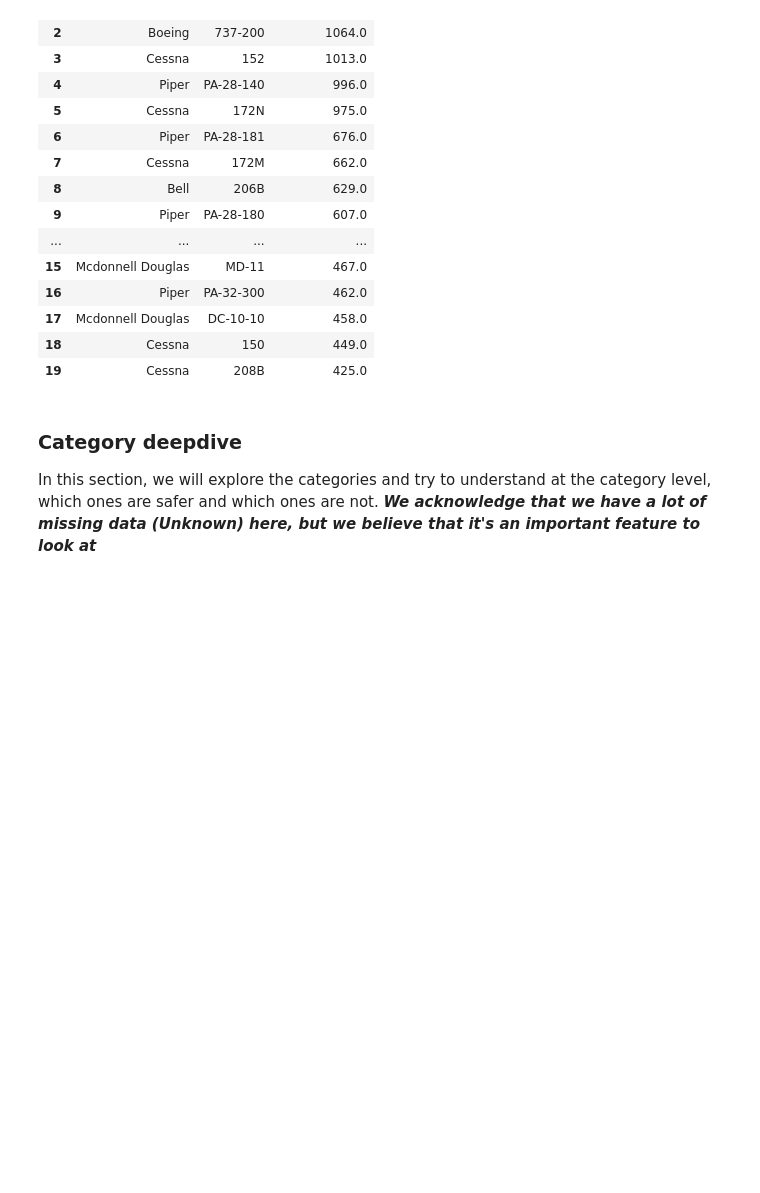
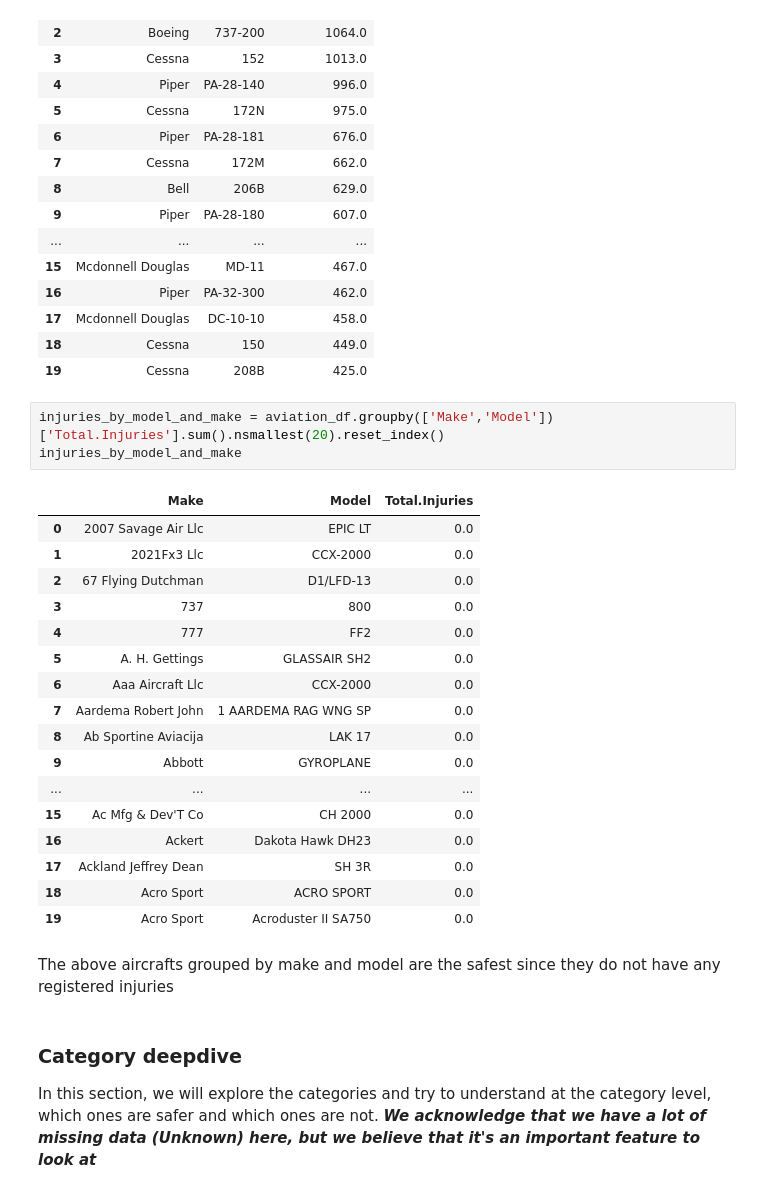
Before and after one commit to lmutua/aviation-accident-analysis, a Jupyter notebook: phase1_project.ipynb, the cells around one changed output. Cells and saved outputs as stored; diff of their text form; blank space fills up the shorter version.

```diff
--- a/phase1_project.ipynb
+++ b/phase1_project.ipynb
@@ -320,6 +322,29 @@ injuries_by_model_and_make
 | 17 | Mcdonnell Douglas | DC-10-10 | 458.0 |
 | 18 | Cessna | 150 | 449.0 |
 | 19 | Cessna | 208B | 425.0 |
+# %%
+injuries_by_model_and_make = aviation_df.groupby(['Make','Model'])['Total.Injuries'].sum().nsmallest(20).reset_index()
+injuries_by_model_and_make
+# %% [output]
+|  | Make | Model | Total.Injuries |
+| 0 | 2007 Savage Air Llc | EPIC LT | 0.0 |
+| 1 | 2021Fx3 Llc | CCX-2000 | 0.0 |
+| 2 | 67 Flying Dutchman | D1/LFD-13 | 0.0 |
+| 3 | 737 | 800 | 0.0 |
+| 4 | 777 | FF2 | 0.0 |
+| 5 | A. H. Gettings | GLASSAIR SH2 | 0.0 |
+| 6 | Aaa Aircraft Llc | CCX-2000 | 0.0 |
+| 7 | Aardema Robert John | 1 AARDEMA RAG WNG SP | 0.0 |
+| 8 | Ab Sportine Aviacija | LAK 17 | 0.0 |
+| 9 | Abbott | GYROPLANE | 0.0 |
+| ... | ... | ... | ... |
+| 15 | Ac Mfg & Dev'T Co | CH 2000 | 0.0 |
+| 16 | Ackert | Dakota Hawk DH23 | 0.0 |
+| 17 | Ackland Jeffrey Dean | SH 3R | 0.0 |
+| 18 | Acro Sport | ACRO SPORT | 0.0 |
+| 19 | Acro Sport | Acroduster II SA750 | 0.0 |
+# %% [markdown]
+The above aircrafts grouped by make and model are the safest since they do not have any registered injuries
 # %% [markdown]
 ### Category deepdive
 
```
Also changed, not shown: parts of 9 cells of this notebook, 4 other files.
